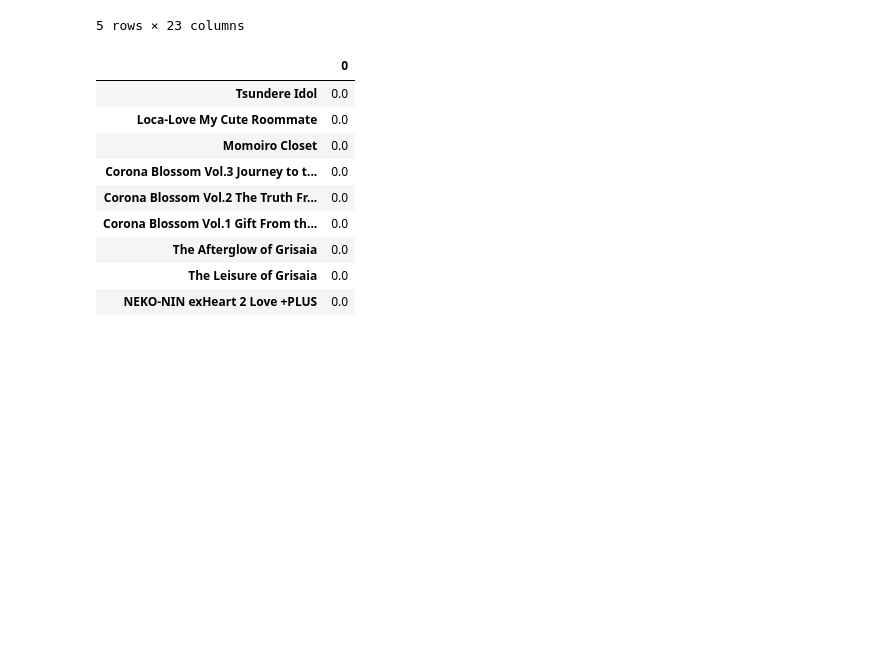
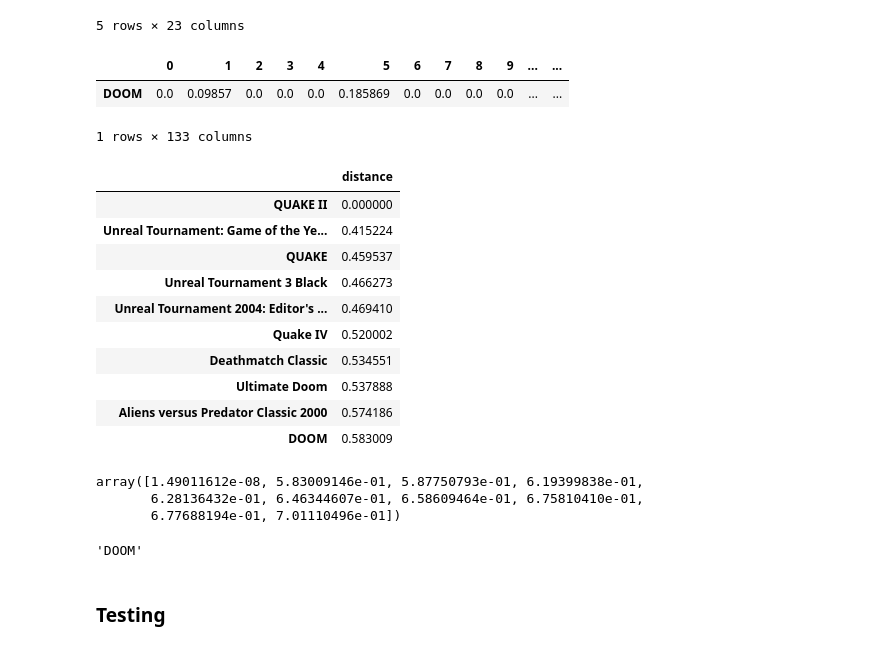
Before and after one commit to JoaoMarques1/find_your_inner_gamer, a Jupyter notebook: notebooks/Baseline Model KNN.ipynb, the cells around one changed output. Cells and saved outputs as stored; diff of their text form; code cells hidden in the pictures; blank space fills up the shorter version.

Commit message:
Baseline Model updated

```diff
--- a/notebooks/Baseline Model KNN.ipynb
+++ b/notebooks/Baseline Model KNN.ipynb
@@ -64,19 +64,37 @@ from sklearn.neighbors import KNeighborsRegressor
 # Define X and y
 y = X_proj[0]
 knn_model = KNeighborsRegressor().fit(X_proj,y)
+# %%
+X_proj.loc[['DOOM']]
+# %% [output]
+|  | 0 | 1 | 2 | 3 | 4 | 5 | 6 | 7 | 8 | 9 | ... | ... |
+| DOOM | 0.0 | 0.09857 | 0.0 | 0.0 | 0.0 | 0.185869 | 0.0 | 0.0 | 0.0 | 0.0 | ... | ... |
+1 rows × 133 columns
 # %%
 #Test
-
-neighbors_list = list(knn_model.kneighbors(X_proj.iloc[3500:3501],n_neighbors=10)[1][0][1:])
-X_proj.iloc[neighbors_list, :][[0]]
+neighbors_list = list(knn_model.kneighbors(X_proj.loc[['QUAKE II']],n_neighbors=10)[1][0])
+pd.DataFrame(knn_model.kneighbors(X_proj.loc[['QUAKE II']],n_neighbors=10)[0][0], index = X_proj.iloc[neighbors_list, :].index, columns = ['distance'])
 # %% [output]
-|  | 0 |
-| Tsundere Idol | 0.0 |
-| Loca-Love My Cute Roommate | 0.0 |
-| Momoiro Closet | 0.0 |
-| Corona Blossom Vol.3 Journey to t... | 0.0 |
-| Corona Blossom Vol.2 The Truth Fr... | 0.0 |
-| Corona Blossom Vol.1 Gift From th... | 0.0 |
-| The Afterglow of Grisaia | 0.0 |
-| The Leisure of Grisaia | 0.0 |
-| NEKO-NIN exHeart 2 Love +PLUS | 0.0 |
+|  | distance |
+| QUAKE II | 0.000000 |
+| Unreal Tournament: Game of the Ye... | 0.415224 |
+| QUAKE | 0.459537 |
+| Unreal Tournament 3 Black | 0.466273 |
+| Unreal Tournament 2004: Editor's ... | 0.469410 |
+| Quake IV | 0.520002 |
+| Deathmatch Classic | 0.534551 |
+| Ultimate Doom | 0.537888 |
+| Aliens versus Predator Classic 2000 | 0.574186 |
+| DOOM | 0.583009 |
+# %%
+knn_model.kneighbors(X_proj.iloc[0:1],n_neighbors=10)[0][0]
+# %% [output]
+array([1.49011612e-08, 5.83009146e-01, 5.87750793e-01, 6.19399838e-01,
+       6.28136432e-01, 6.46344607e-01, 6.58609464e-01, 6.75810410e-01,
+       6.77688194e-01, 7.01110496e-01])
+# %%
+knn_model
+# %% [output]
+'DOOM'
+# %% [markdown]
+### Testing
```
Also changed, not shown: parts of 24 cells of this notebook.
